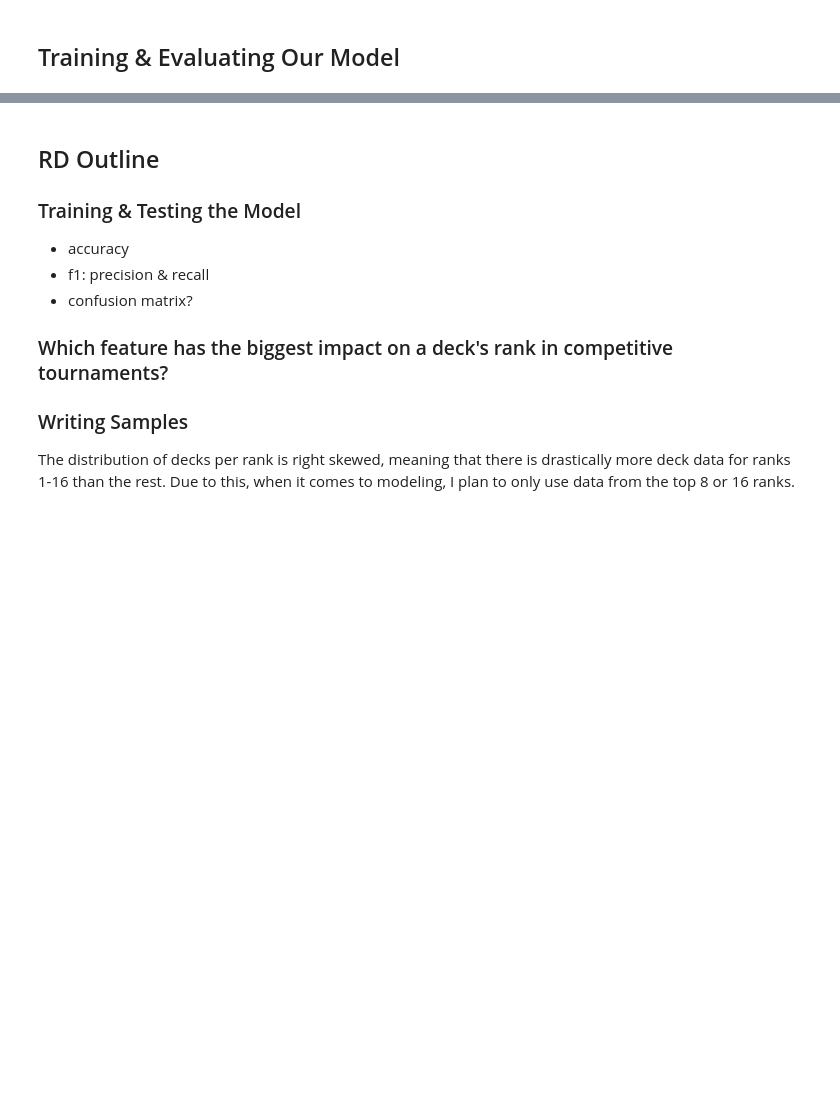
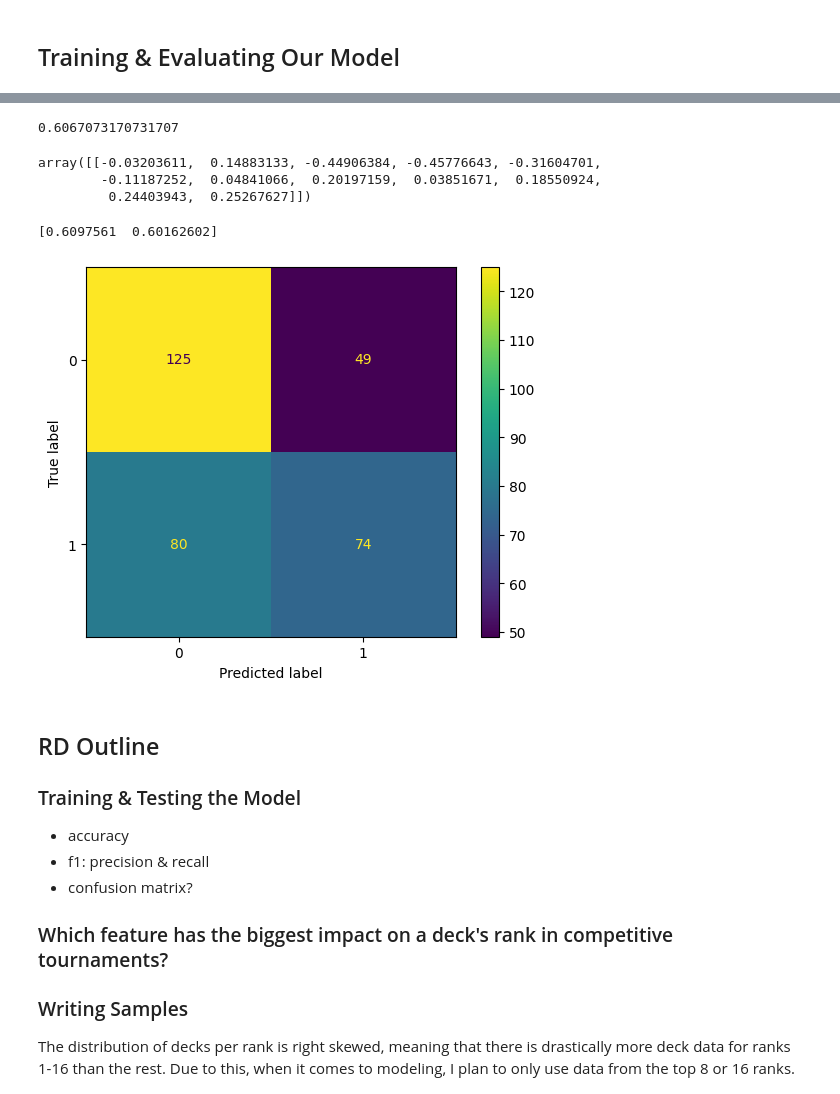
Before and after one commit to abbyortego/cmps-6790-final-tutorial, a Jupyter notebook: Final.ipynb, the cells around one changed output, grey strips where cells are left out. Saved outputs shown, nothing was run; the diff lists cells and outputs as text; code cells hidden in the pictures; blank space fills up the shorter version.

```diff
--- a/Final.ipynb
+++ b/Final.ipynb
@@ -1070,0 +1246,4 @@ Now that are dataset has been constructed with the relevant features, we can spl
+# %%
+dataset_df.drop(columns=["DeckIdx", "Player", "Name", "Link", "TournamentIdx", "DeckIdx_x", "DeckIdx_y", "Rank"], inplace=True)
+
+display(dataset_df.head())
@@ -1070,0 +1257,22 @@ Now that are dataset has been constructed with the relevant features, we can spl
+# %%
+features = [        # this makes it easier to grab
+    "Price", "Skew",
+    "Land Count", "Creature Count", "Spells Count",
+    "Special Ability Count", "Legendary Count",
+    "White", "Blue", "Black", "Green", "Colorless"
+]
+
+# split columns into X and y
+X = dataset_df[features].to_numpy()
+y = dataset_df["Top 8"].to_numpy()
+
+# split train and test sets
+X_train, X_test, y_train, y_test = train_test_split(
+    X,
+    y,
+    test_size=0.2,
+    stratify=y,
+    random_state=23
+)
+
+display(X_train[:5], y_train[:5])
@@ -1070,0 +1291,8 @@ Now that are dataset has been constructed with the relevant features, we can spl
+# %%
+scaler = StandardScaler().fit(X_train)      # set up scaler with training data
+
+# transform train and test set
+X_train_sc = scaler.transform(X_train)
+X_test_sc = scaler.transform(X_test)
+
+display(X_train_sc[:5])
@@ -1071,3 +1315,27 @@ Now that are dataset has been constructed with the relevant features, we can spl
+# %%
+clf = LogisticRegression().fit(X_train_sc, y_train)
+y_pred = clf.predict(X_train_sc)
+# %%
+len(np.where(y_train == y_pred)[0]) / len(X_train)
+# %% [output]
+0.6067073170731707
+# %%
+clf.coef_
+# %% [output]
+array([[-0.03203611,  0.14883133, -0.44906384, -0.45776643, -0.31604701,
+        -0.11187252,  0.04841066,  0.20197159,  0.03851671,  0.18550924,
+         0.24403943,  0.25267627]])
+# %%
+from sklearn.metrics import confusion_matrix, ConfusionMatrixDisplay, precision_score
+
+cm = confusion_matrix(y_train, y_pred)
+disp = ConfusionMatrixDisplay(confusion_matrix=cm)
+disp.plot()
+
+print(precision_score(y_train, y_pred, average=None))
+# %% [output]
+[0.6097561  0.60162602]
+[figure, added]
 # %% [markdown]
 ## RD Outline
 
```
Also changed, not shown: parts of 27 cells of this notebook.
